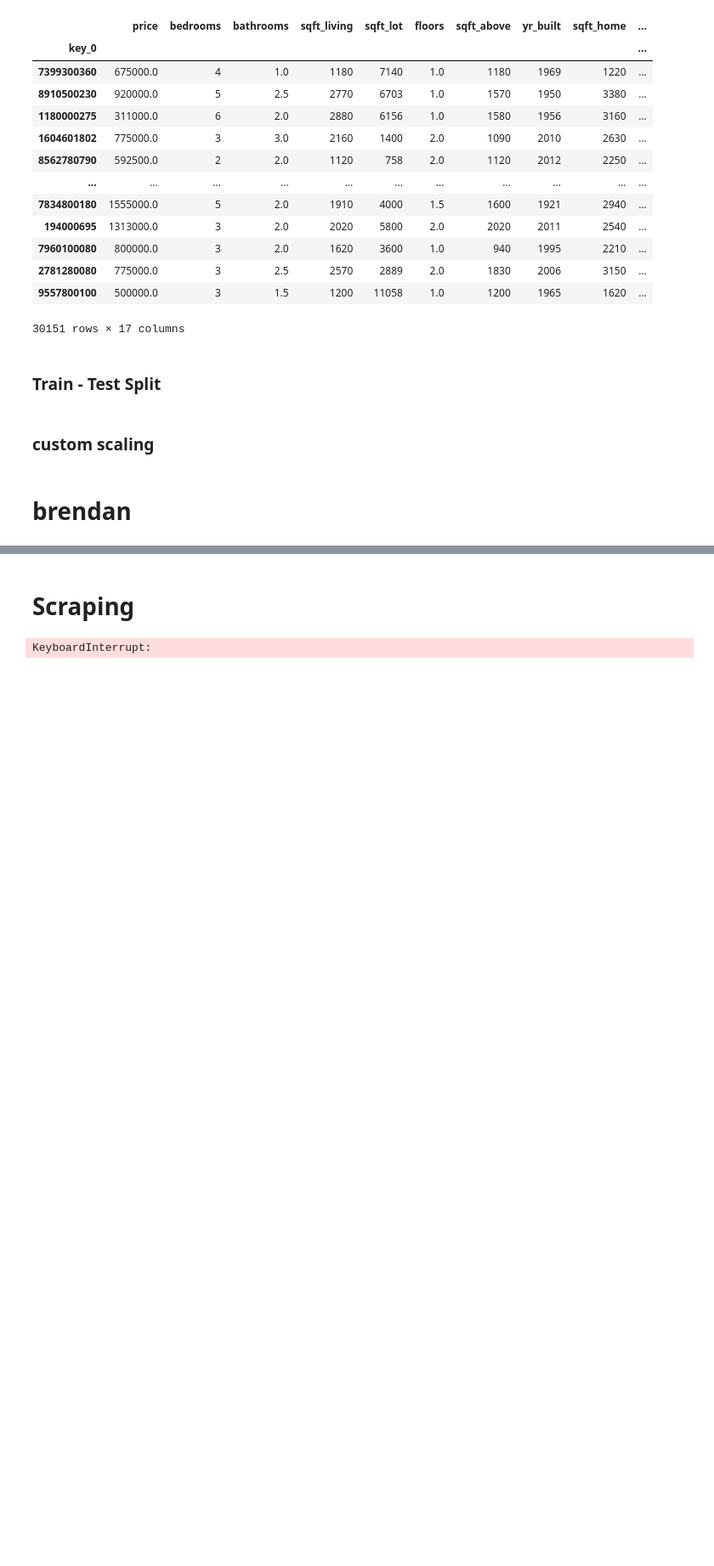
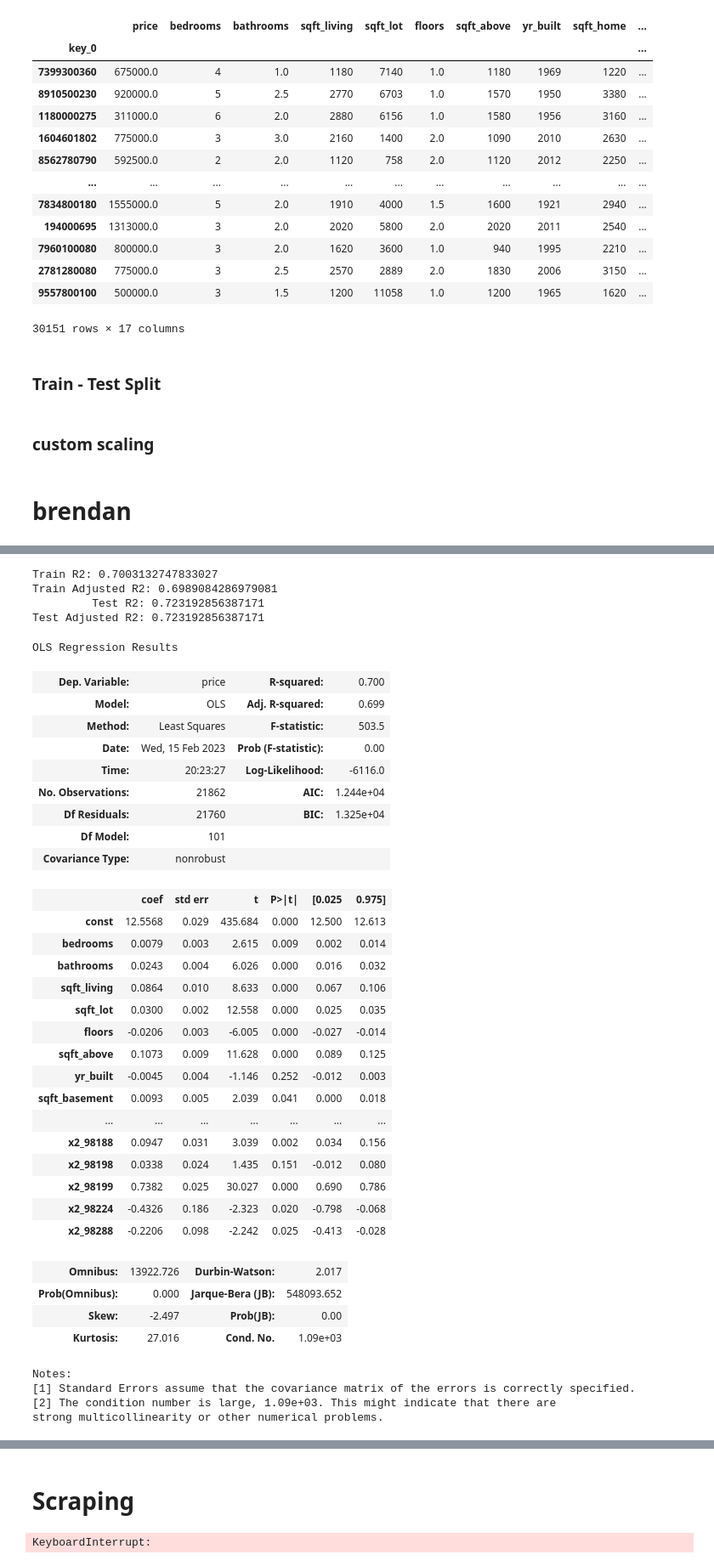
Before and after one commit to alexanderdaffara/HousingSalesRegression, a Jupyter notebook: Alex_Notebook.ipynb, the cells around one changed output, grey strips where cells are left out. Shown at 85% size. Saved outputs shown, nothing was run; the diff lists cells and outputs as text; code cells hidden in the pictures; blank space fills up the shorter version.

```diff
--- a/Alex_Notebook.ipynb
+++ b/Alex_Notebook.ipynb
@@ -1335,0 +1357,54 @@ lr.score(model_df, y[['price']])
+# %%
+y_train = np.log(y_train)
+y_test = np.log(y_test)
+
+# sklearn
+lr = lm.LinearRegression()
+lr.fit(X_train,y_train)
+print("Train R2:", get_train_score(X_train, y_train))
+print("Train Adjusted R2:", get_adjusted_train_score(X_train, y_train))
+print_test_scores(X_train, y_train, X_test, y_test)
+
+# statsmodel
+model = sm.OLS(y_train,sm.add_constant(X_train))
+results = model.fit()
+results.summary()
+# %% [output]
+Train R2: 0.7003132747833027
+Train Adjusted R2: 0.6989084286979081
+         Test R2: 0.723192856387171
+Test Adjusted R2: 0.723192856387171
+OLS Regression Results
+| Dep. Variable: | price | R-squared: | 0.700 |
+| Model: | OLS | Adj. R-squared: | 0.699 |
+| Method: | Least Squares | F-statistic: | 503.5 |
+| Date: | Wed, 15 Feb 2023 | Prob (F-statistic): | 0.00 |
+| Time: | 20:23:27 | Log-Likelihood: | -6116.0 |
+| No. Observations: | 21862 | AIC: | 1.244e+04 |
+| Df Residuals: | 21760 | BIC: | 1.325e+04 |
+| Df Model: | 101 |  |  |
+| Covariance Type: | nonrobust |  |  |
+|  | coef | std err | t | P>|t| | [0.025 | 0.975] |
+| const | 12.5568 | 0.029 | 435.684 | 0.000 | 12.500 | 12.613 |
+| bedrooms | 0.0079 | 0.003 | 2.615 | 0.009 | 0.002 | 0.014 |
+| bathrooms | 0.0243 | 0.004 | 6.026 | 0.000 | 0.016 | 0.032 |
+| sqft_living | 0.0864 | 0.010 | 8.633 | 0.000 | 0.067 | 0.106 |
+| sqft_lot | 0.0300 | 0.002 | 12.558 | 0.000 | 0.025 | 0.035 |
+| floors | -0.0206 | 0.003 | -6.005 | 0.000 | -0.027 | -0.014 |
+| sqft_above | 0.1073 | 0.009 | 11.628 | 0.000 | 0.089 | 0.125 |
+| yr_built | -0.0045 | 0.004 | -1.146 | 0.252 | -0.012 | 0.003 |
+| sqft_basement | 0.0093 | 0.005 | 2.039 | 0.041 | 0.000 | 0.018 |
+| ... | ... | ... | ... | ... | ... | ... |
+| x2_98188 | 0.0947 | 0.031 | 3.039 | 0.002 | 0.034 | 0.156 |
+| x2_98198 | 0.0338 | 0.024 | 1.435 | 0.151 | -0.012 | 0.080 |
+| x2_98199 | 0.7382 | 0.025 | 30.027 | 0.000 | 0.690 | 0.786 |
+| x2_98224 | -0.4326 | 0.186 | -2.323 | 0.020 | -0.798 | -0.068 |
+| x2_98288 | -0.2206 | 0.098 | -2.242 | 0.025 | -0.413 | -0.028 |
+| Omnibus: | 13922.726 | Durbin-Watson: | 2.017 |
+| Prob(Omnibus): | 0.000 | Jarque-Bera (JB): | 548093.652 |
+| Skew: | -2.497 | Prob(JB): | 0.00 |
+| Kurtosis: | 27.016 | Cond. No. | 1.09e+03 |
+Notes:
+[1] Standard Errors assume that the covariance matrix of the errors is correctly specified.
+[2] The condition number is large, 1.09e+03. This might indicate that there are
+strong multicollinearity or other numerical problems.
```
Also changed, not shown: parts of 17 cells of this notebook.
